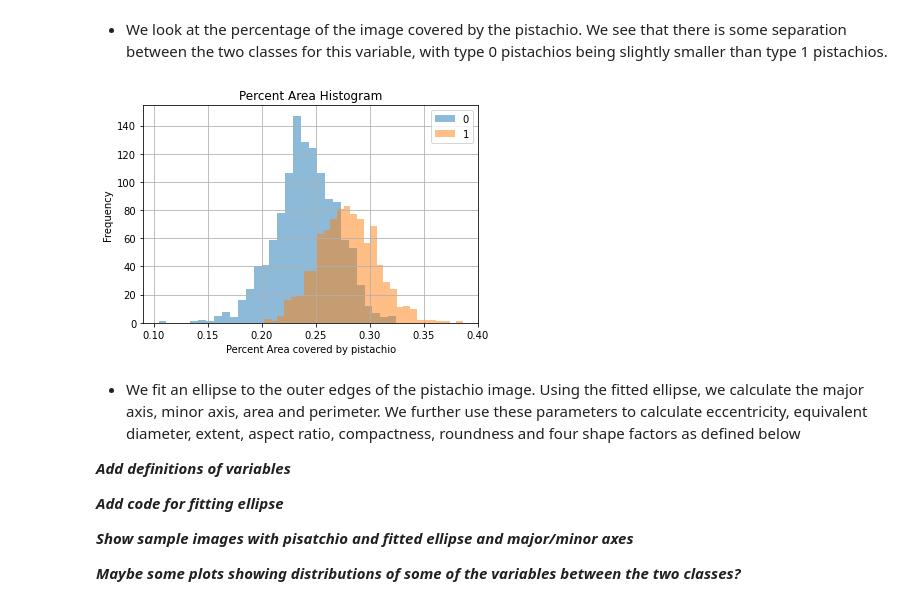
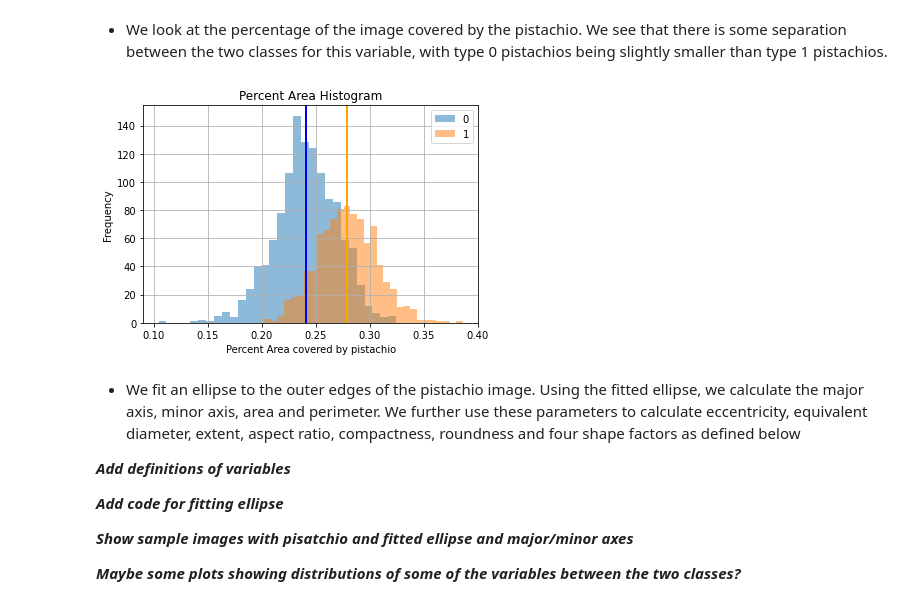
Before and after one commit to bkbormes1/ML_image_feature_processing, a Jupyter notebook: W281_Final_Project_Report.ipynb, the cells around one changed output. Drawn from its saved outputs; the diff is of its cells as text; code cells hidden in the pictures.

```diff
--- a/W281_Final_Project_Report.ipynb
+++ b/W281_Final_Project_Report.ipynb
@@ -103,17 +118,19 @@ for img in grey_images:
 # %%
 # Plot percent area for the two labels
 csv['percent_area'] = percent_area
 
 plt.hist(csv[csv.pistachio_type == 0].percent_area, bins = 30, alpha = 0.5, label = 0)
 plt.hist(csv[csv.pistachio_type == 1].percent_area, bins = 30, alpha = 0.5, label = 1)
+plt.axvline(csv[csv.pistachio_type == 0].percent_area.mean(), color='blue', linewidth=2)
+plt.axvline(csv[csv.pistachio_type == 1].percent_area.mean(), color='orange', linewidth=2)
 plt.legend(loc='upper right')
 plt.grid()
 plt.xlabel('Percent Area covered by pistachio')
 plt.ylabel('Frequency')
 plt.title('Percent Area Histogram')
 plt.show()
 # %% [output]
-[figure, old version]
+[figure, new version]
 # %% [markdown]
 - We fit an ellipse to the outer edges of the pistachio image. Using the fitted ellipse, we calculate the major axis, minor axis, area and perimeter. We further use these parameters to calculate eccentricity, equivalent diameter, extent, aspect ratio, compactness, roundness and four shape factors as defined below
 
```
Also changed, not shown: parts of 46 cells of this notebook.
